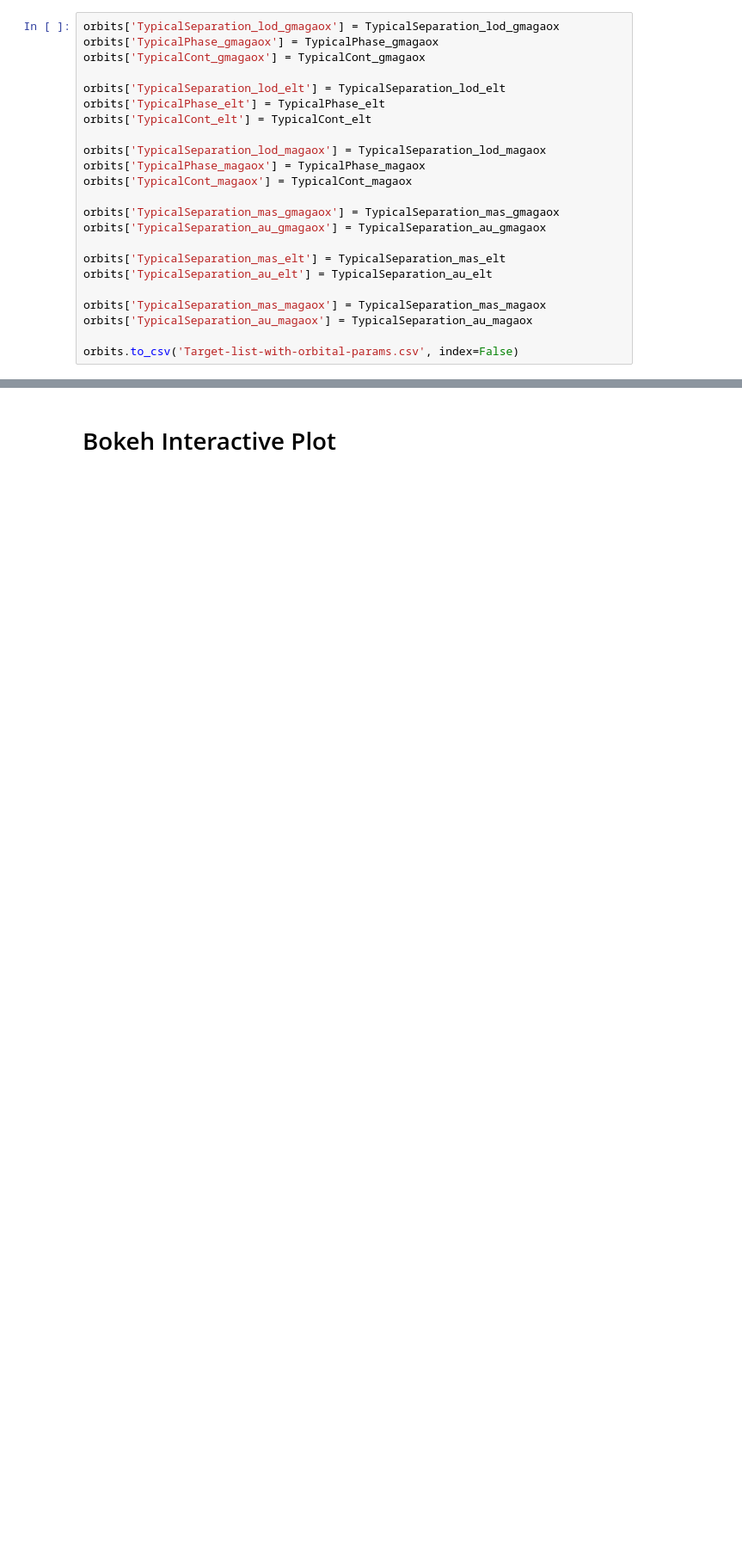
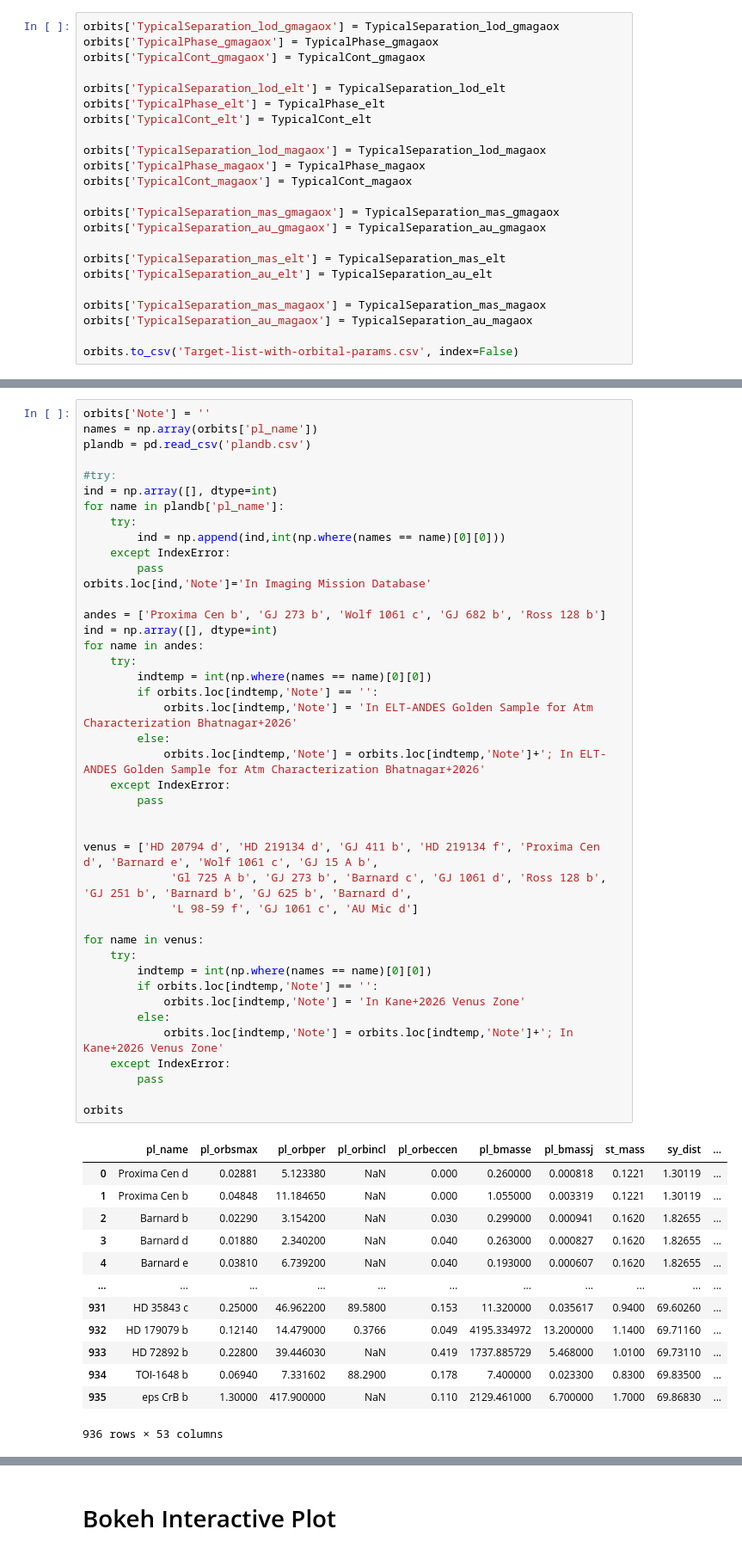
Before and after one commit to logan-pearce/Reflected-Light-Targets-App, a Jupyter notebook: Target List - Compile Ground Based Refl Light Targets.ipynb, the cells around one changed output, grey strips where cells are left out. Shown at 86% size. Drawn from its saved outputs; the diff is of its cells as text; blank space fills up the shorter version.

```diff
--- a/Target List - Compile Ground Based Refl Light Targets.ipynb
+++ b/Target List - Compile Ground Based Refl Light Targets.ipynb
@@ -795,0 +808,56 @@ orbits.to_csv('Target-list-with-orbital-params.csv', index=False)
+# %%
+orbits['Note'] = ''
+names = np.array(orbits['pl_name'])
+plandb = pd.read_csv('plandb.csv')
+
+#try:
+ind = np.array([], dtype=int)
+for name in plandb['pl_name']:
+    try:
+        ind = np.append(ind,int(np.where(names == name)[0][0]))
+    except IndexError:
+        pass
+orbits.loc[ind,'Note']='In Imaging Mission Database'
+
+andes = ['Proxima Cen b', 'GJ 273 b', 'Wolf 1061 c', 'GJ 682 b', 'Ross 128 b']
+ind = np.array([], dtype=int)
+for name in andes:
+    try:
+        indtemp = int(np.where(names == name)[0][0])
+        if orbits.loc[indtemp,'Note'] == '':
+            orbits.loc[indtemp,'Note'] = 'In ELT-ANDES Golden Sample for Atm Characterization Bhatnagar+2026'
+        else:
+            orbits.loc[indtemp,'Note'] = orbits.loc[indtemp,'Note']+'; In ELT-ANDES Golden Sample for Atm Characterization Bhatnagar+2026'
+    except IndexError:
+        pass
+
+
+venus = ['HD 20794 d', 'HD 219134 d', 'GJ 411 b', 'HD 219134 f', 'Proxima Cen d', 'Barnard e', 'Wolf 1061 c', 'GJ 15 A b',
+             'Gl 725 A b', 'GJ 273 b', 'Barnard c', 'GJ 1061 d', 'Ross 128 b', 'GJ 251 b', 'Barnard b', 'GJ 625 b', 'Barnard d',
+             'L 98-59 f', 'GJ 1061 c', 'AU Mic d']
+
+for name in venus:
+    try:
+        indtemp = int(np.where(names == name)[0][0])
+        if orbits.loc[indtemp,'Note'] == '':
+            orbits.loc[indtemp,'Note'] = 'In Kane+2026 Venus Zone'
+        else:
+            orbits.loc[indtemp,'Note'] = orbits.loc[indtemp,'Note']+'; In Kane+2026 Venus Zone'
+    except IndexError:
+        pass
+
+orbits
+# %% [output]
+|  | pl_name | pl_orbsmax | pl_orbper | pl_orbincl | pl_orbeccen | pl_bmasse | pl_bmassj | st_mass | sy_dist | ... |
+| 0 | Proxima Cen d | 0.02881 | 5.123380 | NaN | 0.000 | 0.260000 | 0.000818 | 0.1221 | 1.30119 | ... |
+| 1 | Proxima Cen b | 0.04848 | 11.184650 | NaN | 0.000 | 1.055000 | 0.003319 | 0.1221 | 1.30119 | ... |
+| 2 | Barnard b | 0.02290 | 3.154200 | NaN | 0.030 | 0.299000 | 0.000941 | 0.1620 | 1.82655 | ... |
+| 3 | Barnard d | 0.01880 | 2.340200 | NaN | 0.040 | 0.263000 | 0.000827 | 0.1620 | 1.82655 | ... |
+| 4 | Barnard e | 0.03810 | 6.739200 | NaN | 0.040 | 0.193000 | 0.000607 | 0.1620 | 1.82655 | ... |
+| ... | ... | ... | ... | ... | ... | ... | ... | ... | ... | ... |
+| 931 | HD 35843 c | 0.25000 | 46.962200 | 89.5800 | 0.153 | 11.320000 | 0.035617 | 0.9400 | 69.60260 | ... |
+| 932 | HD 179079 b | 0.12140 | 14.479000 | 0.3766 | 0.049 | 4195.334972 | 13.200000 | 1.1400 | 69.71160 | ... |
+| 933 | HD 72892 b | 0.22800 | 39.446030 | NaN | 0.419 | 1737.885729 | 5.468000 | 1.0100 | 69.73110 | ... |
+| 934 | TOI-1648 b | 0.06940 | 7.331602 | 88.2900 | 0.178 | 7.400000 | 0.023300 | 0.8300 | 69.83500 | ... |
+| 935 | eps CrB b | 1.30000 | 417.900000 | NaN | 0.110 | 2129.461000 | 6.700000 | 1.7000 | 69.86830 | ... |
+936 rows × 53 columns
```
Also changed, not shown: parts of 18 cells of this notebook, 5 other files.
